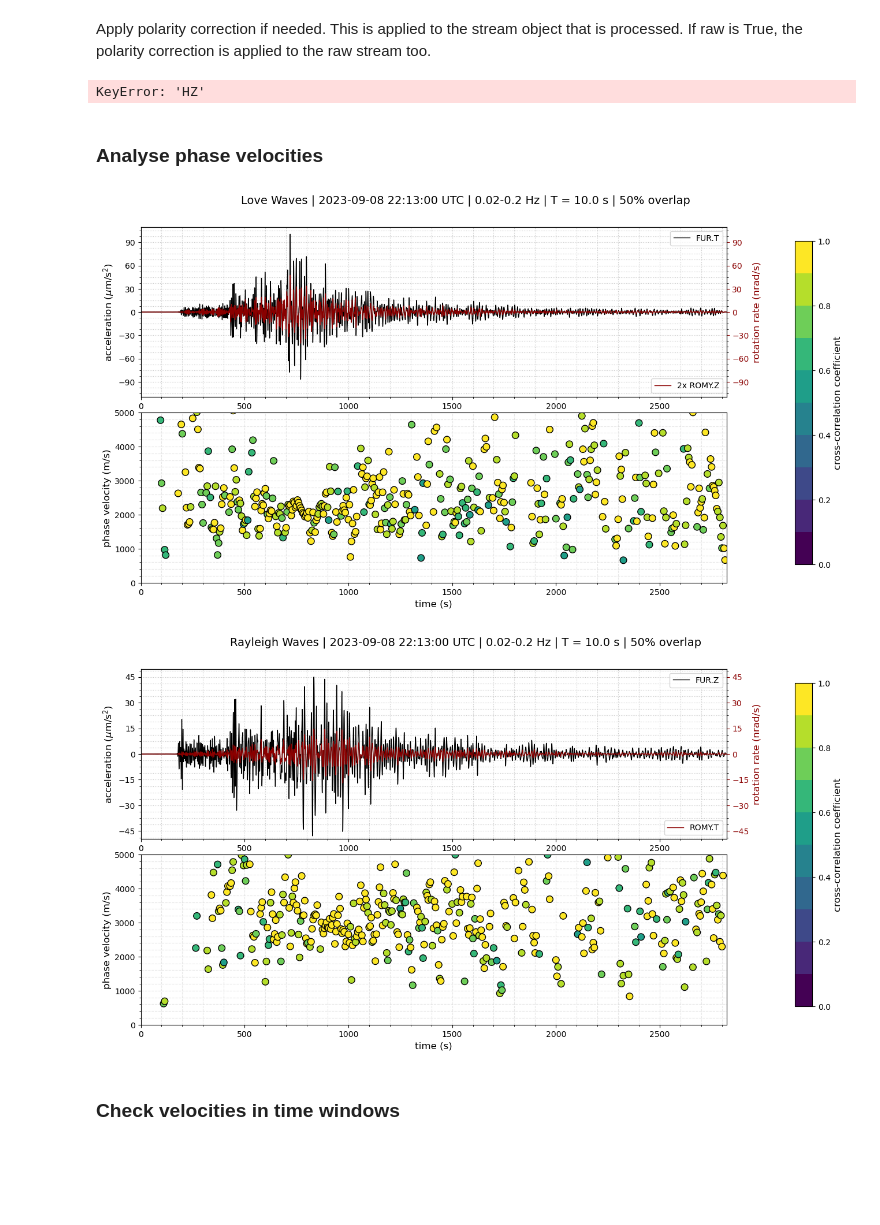
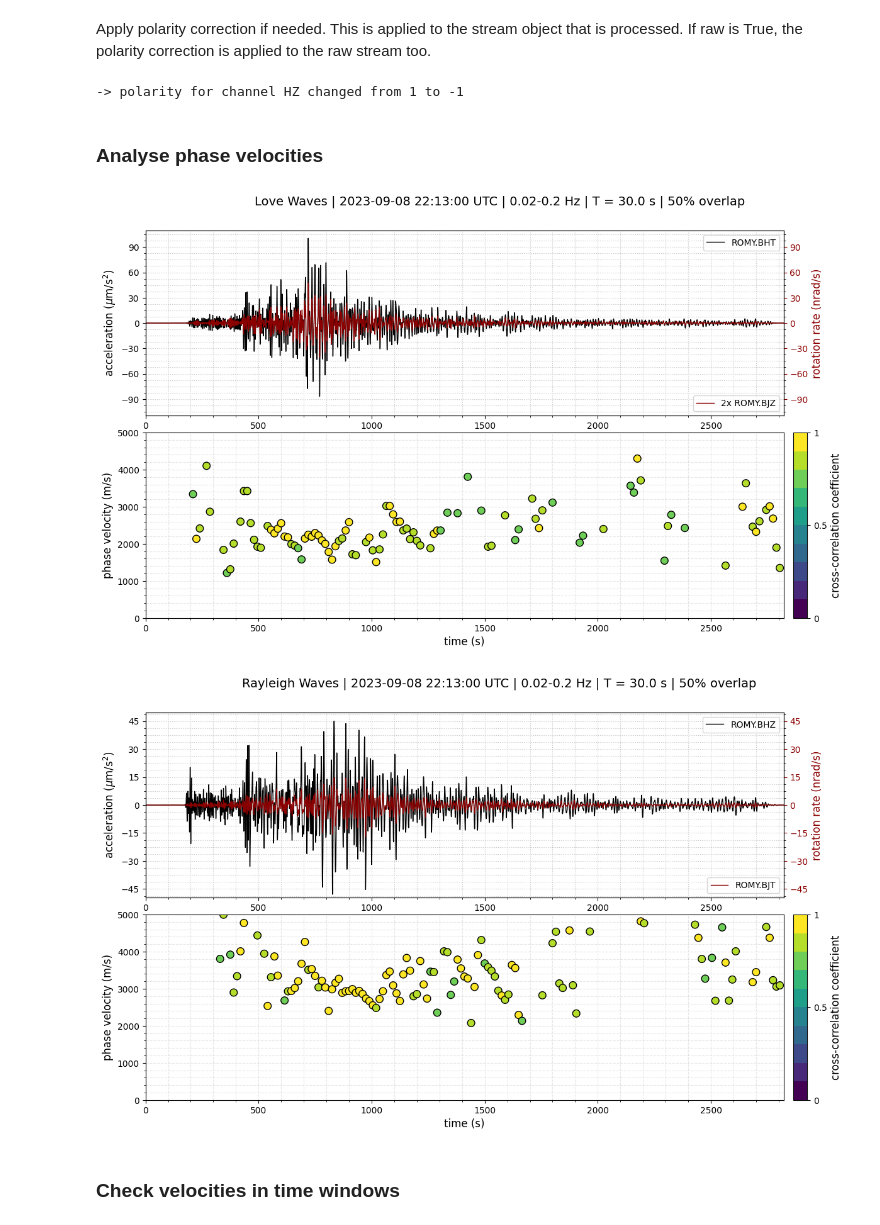
Before and after one commit to andbrocode/SixDegreesOfFreedom, a Jupyter notebook: examples/XROMY_velocity_check.ipynb, the cells around one changed output. Cells and saved outputs as stored; diff of their text form; code cells hidden in the pictures; blank space fills up the shorter version.

Commit message:
updated plots and examples

```diff
--- a/examples/XROMY_velocity_check.ipynb
+++ b/examples/XROMY_velocity_check.ipynb
@@ -26,8 +28,8 @@ config = {
 
     # SEED identifiers
     'seed': "XX.ROMY..",     # Default seed ID
-    'rot_seed': ["BW.ROMY.30.BJZ", "BW.ROMY.30.BJN", "BW.ROMY.30.BJE"], # "BW.ROMY.30.BJ*",  # Rotation sensor seed ID
-    'tra_seed': ["GR.FUR..BHZ", "GR.FUR..BHN", "GR.FUR..BHE"],  # Translation sensor seed ID
+    'rot_seed': ["XX.ROMY..BJZ", "XX.ROMY..BJN", "XX.ROMY..BJE"], # "BW.ROMY.30.BJ*",  # Rotation sensor seed ID
+    'tra_seed': ["XX.ROMY..BHZ", "XX.ROMY..BHN", "XX.ROMY..BHE"],  # Translation sensor seed ID
 
     # Data source
     'data_source': "mseed_file",  # "fdsn" | "sds" | "mseed_file"
@@ -44,9 +46,9 @@ config = {
 
     # Backazimuth calculation parameters
     'baz_step': 1,               # Step size for backazimuth search in degrees
-    'twin_sec': 10,          # Window length in seconds
-    'twin_sec_overlap': 5,  # Window overlap in seconds
-    'cc_threshold': 0.55,        # Cross-correlation threshold
+    'twin_sec': 30,          # Window length in seconds
+    'twin_overlap': 0.5,  # Window overlap in seconds
+    'cc_threshold': 0.75,        # Cross-correlation threshold
 
     # Filter parameters
     'fmin': 0.02,               # Minimum frequency for filtering
@@ -120,7 +128,7 @@ Apply polarity correction if needed. This is applied to the stream object that i
 # %%
 sd.polarity_stream(pol_dict={"HZ": -1, "JZ": 1}, raw=True)
 # %% [output]
-KeyError: 'HZ'
+-> polarity for channel HZ changed from 1 to -1
 # %% [markdown]
 ### Analyse phase velocities
 # %%
@@ -145,21 +153,23 @@ rayleigh_velocities = sd.compute_velocities(
 )
 # %%
 # Plot results
-fig = sd.plot_velocities(
+fig = plot_velocities(
+    sd,
     velocity_results=love_velocities,
     vmax=5000,  # optional
     minors=True # optional
 )
 
 # Plot results
-fig = sd.plot_velocities(
+fig = plot_velocities(
+    sd,
     velocity_results=rayleigh_velocities,
     vmax=5000,  # optional
     minors=True # optional
 )
 # %% [output]
-[figure, old version]
+[figure, new version]
-[figure, old version]
+[figure, new version]
 # %% [markdown]
 ### Check velocities in time windows
 # %% [markdown]
```
Also changed, not shown: parts of 8 cells of this notebook, 3 other files.
